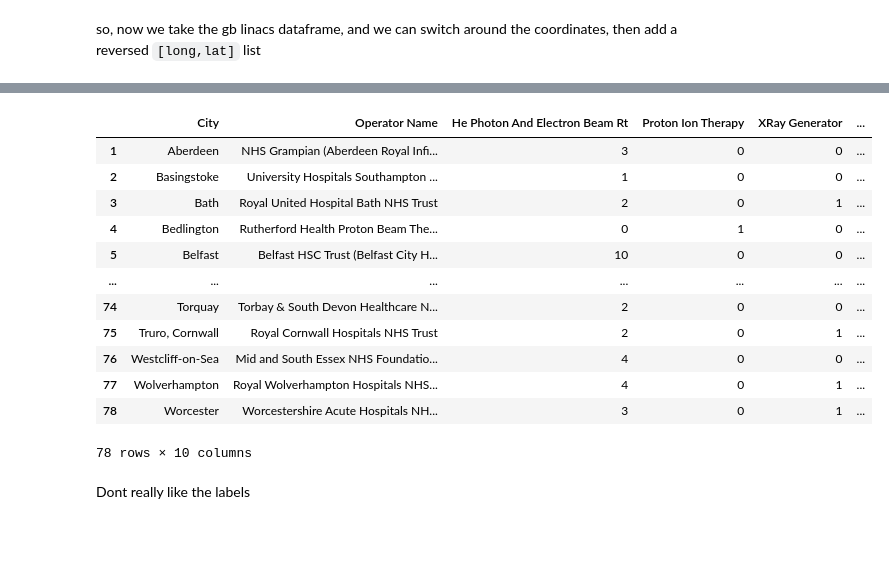
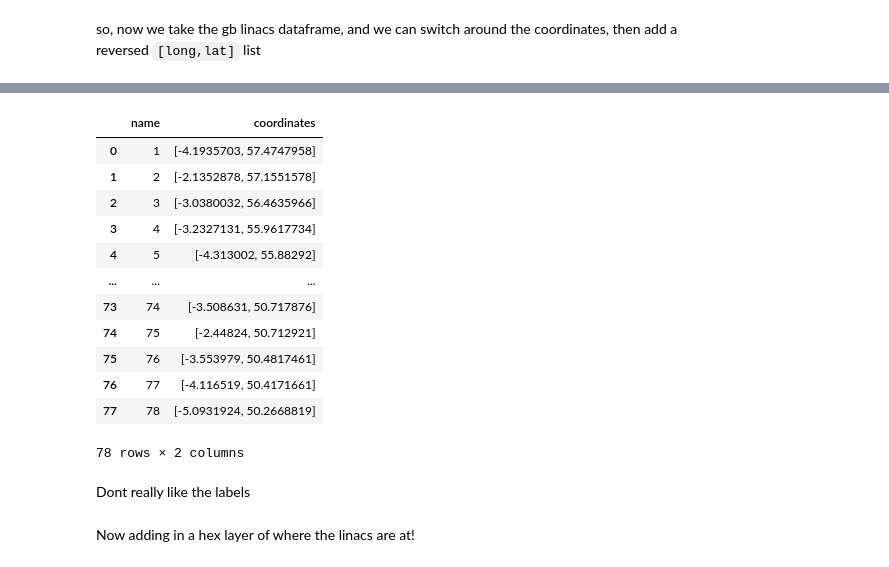
Before and after one commit to LaurenceWroe/Geospatial-modelling-radiotherapy-access, a Jupyter notebook: H3/H3_england_test.ipynb, the cells around one changed output, grey strips where cells are left out. Drawn from its saved outputs; the diff is of its cells as text; code cells hidden in the pictures; blank space fills up the shorter version.

```diff
--- a/H3/H3_england_test.ipynb
+++ b/H3/H3_england_test.ipynb
@@ -666,12 +679,29 @@ Name: coordinates, dtype: bool
 # %% [markdown]
 so, now we take the gb linacs dataframe, and we can switch around the coordinates, then add a reversed `[long,lat]` list
 # %%
-gb_linac = pd.read_excel("gbr_DIRAC.xlsx").drop(labels=0, axis=0)
-gb_linac[["latitude","longitude"]] = gb_linac["Coordinates"].str.split(',', expand=True)
-gb_linac["Coordinates"]=gb_linac["Coordinates"].str.split(',').apply(
+# Processing the gb linacs excel file so that we can get a dataframe that can be inputted into pydeck as a text layer, which im not sure O even like
+
+gb_linac_prime = pd.read_excel("gbr_DIRAC.xlsx").drop(labels=0, axis=0)
+
+gb_linac_text_layer = gb_linac_prime.copy(deep=True)
+gb_linac_text_layer[["latitude","longitude"]] = gb_linac_text_layer["Coordinates"].str.split(',', expand=True)
+gb_linac_text_layer["Coordinates"]=gb_linac_text_layer["Coordinates"].str.split(',').apply(
     lambda x: [float(x[1]), float(x[0])]
 )
-gb_linac = gb_linac.rename(columns={
+
+gb_linac_text_layer_latitude_order = gb_linac_text_layer.sort_values(by=["latitude"], ascending=False, ignore_index=True)
+
+print(gb_linac_text_layer_latitude_order)
+
+gb_linac_text_layer = gb_linac_text_layer[["Operator Name","Coordinates"]].rename(columns={
     "Operator Name": "name",
     "Coordinates":"coordinates"}
     )
+
+
+gb_linac_text_layer_latitude_order = gb_linac_text_layer_latitude_order[["Operator Name","Coordinates"]].rename(columns={
+    "Operator Name": "name",
+    "Coordinates":"coordinates"}
+    )
+
+gb_linac_text_layer_latitude_order["name"] = (gb_linac_text_layer_latitude_order.index + 1).astype(str)
@@ -694,19 +774,19 @@ gb_linac
 # %%
-gb_linac
+gb_linac_text_layer_latitude_order
 # %% [output]
-|  | City | Operator Name | He Photon And Electron Beam Rt | Proton Ion Therapy | XRay Generator | ... |
-| 1 | Aberdeen | NHS Grampian (Aberdeen Royal Infi... | 3 | 0 | 0 | ... |
-| 2 | Basingstoke | University Hospitals Southampton ... | 1 | 0 | 0 | ... |
-| 3 | Bath | Royal United Hospital Bath NHS Trust | 2 | 0 | 1 | ... |
-| 4 | Bedlington | Rutherford Health Proton Beam The... | 0 | 1 | 0 | ... |
-| 5 | Belfast | Belfast HSC Trust (Belfast City H... | 10 | 0 | 0 | ... |
-| ... | ... | ... | ... | ... | ... | ... |
-| 74 | Torquay | Torbay & South Devon Healthcare N... | 2 | 0 | 0 | ... |
-| 75 | Truro, Cornwall | Royal Cornwall Hospitals NHS Trust | 2 | 0 | 1 | ... |
-| 76 | Westcliff-on-Sea | Mid and South Essex NHS Foundatio... | 4 | 0 | 0 | ... |
-| 77 | Wolverhampton | Royal Wolverhampton Hospitals NHS... | 4 | 0 | 1 | ... |
-| 78 | Worcester | Worcestershire Acute Hospitals NH... | 3 | 0 | 1 | ... |
+|  | name | coordinates |
+| 0 | 1 | [-4.1935703, 57.4747958] |
+| 1 | 2 | [-2.1352878, 57.1551578] |
+| 2 | 3 | [-3.0380032, 56.4635966] |
+| 3 | 4 | [-3.2327131, 55.9617734] |
+| 4 | 5 | [-4.313002, 55.88292] |
+| ... | ... | ... |
+| 73 | 74 | [-3.508631, 50.717876] |
+| 74 | 75 | [-2.44824, 50.712921] |
+| 75 | 76 | [-3.553979, 50.4817461] |
+| 76 | 77 | [-4.116519, 50.4171661] |
+| 77 | 78 | [-5.0931924, 50.2668819] |
-78 rows × 10 columns
+78 rows × 2 columns
 # %%
 from pydeck.types import String
 
@@ -769,0 +848,2 @@ gb_linac
+# %% [markdown]
+Now adding in a hex layer of where the linacs are at!
```
Also changed, not shown: parts of 14 cells of this notebook.
